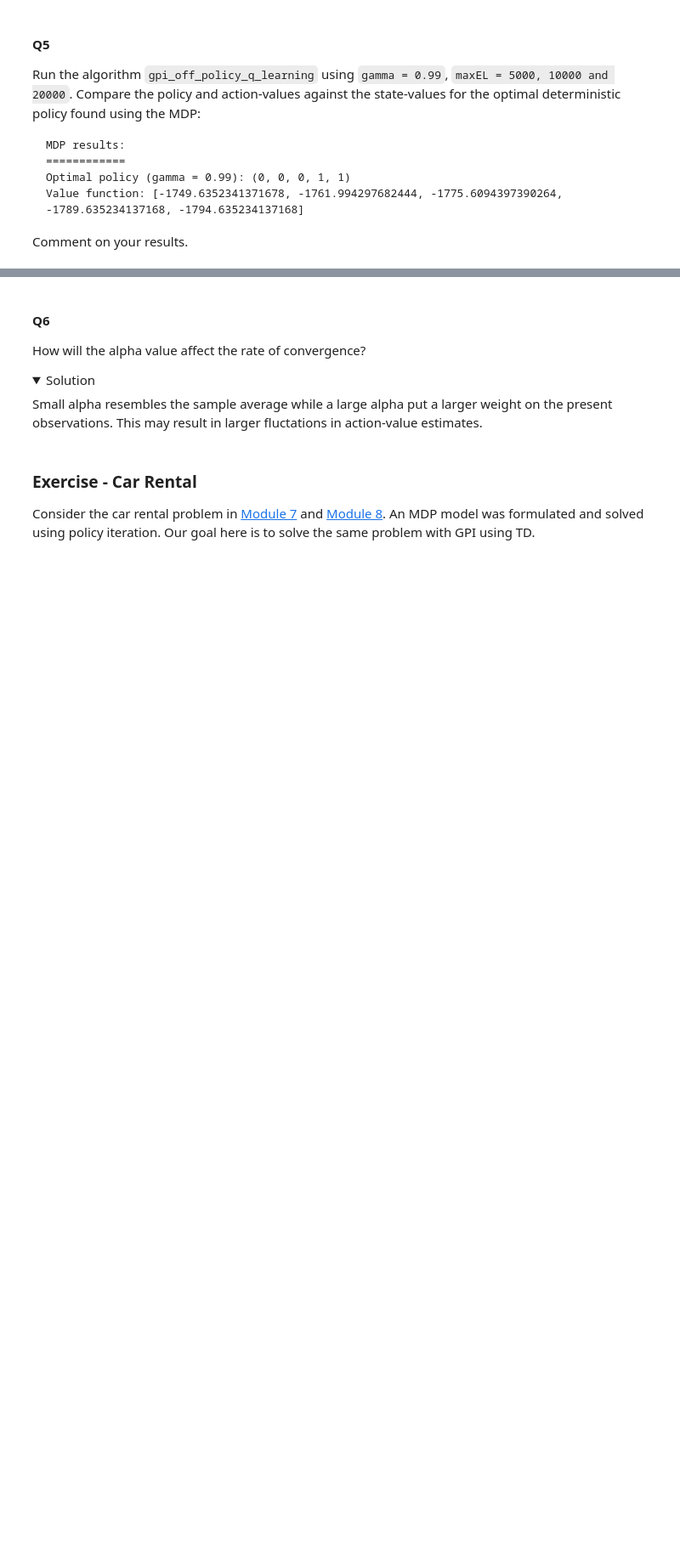
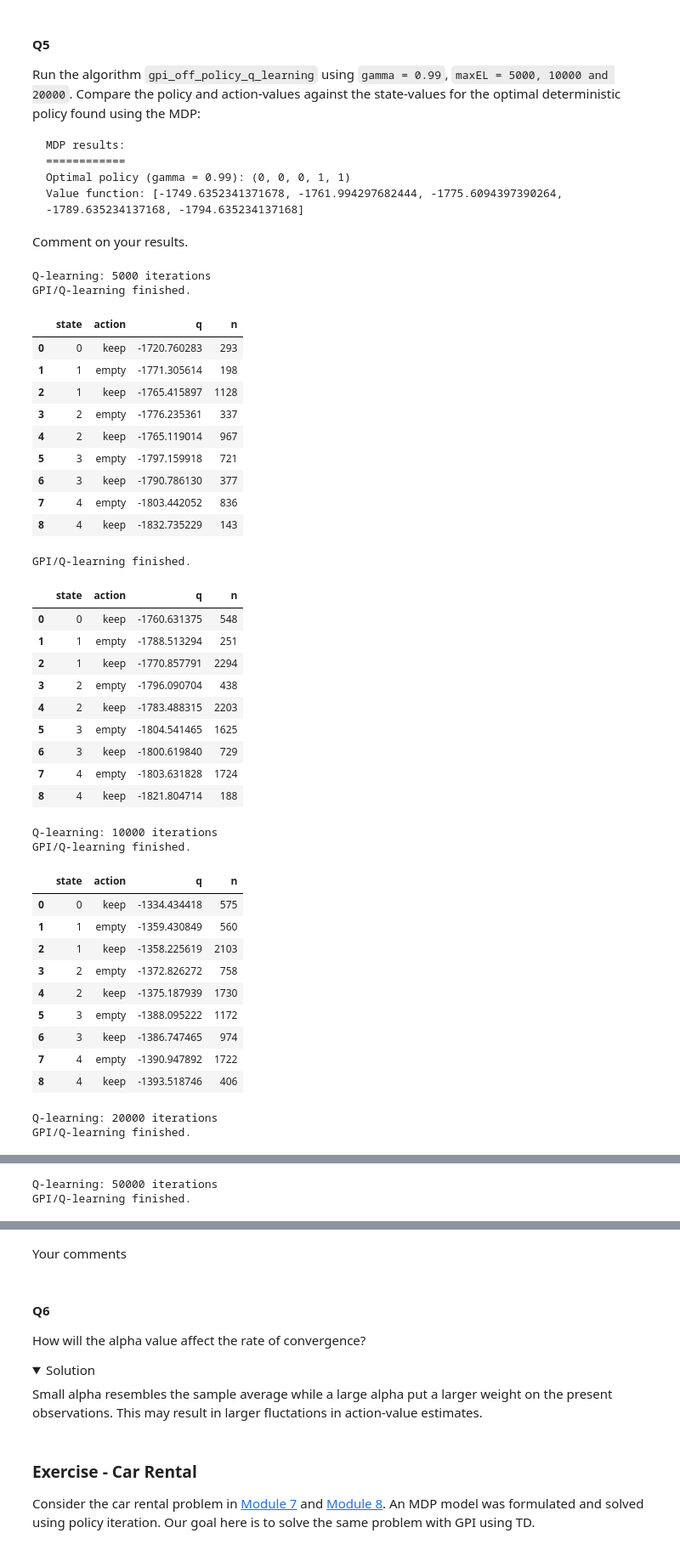
Before and after one commit to simon-mellergaard/RL, a Jupyter notebook: Exercises/11_TD_control.ipynb, the cells around one changed output, grey strips where cells are left out. Shown at 85% size. Drawn from its saved outputs; the diff is of its cells as text; code cells hidden in the pictures; folded sections open; blank space fills up the shorter version.

```diff
--- a/Exercises/11_TD_control.ipynb
+++ b/Exercises/11_TD_control.ipynb
@@ -906,0 +1078,69 @@ Your comments
+# %%
+#@title Solution
+
+mdp_v = [-1749.6352341371678, -1761.994297682444, -1775.6094397390264, -1789.635234137168, -1794.635234137168]
+
+# Your code
+print("\nQ-learning: 5000 iterations")
+agent.gpi_off_policy_q_learning(env, gamma=0.99, max_el=5000, alpha=0.5)
+display(agent.get_action_values())
+agent.gpi_off_policy_q_learning(env, gamma=0.99, max_el=5000, alpha=0.1, reset=False)
+display(agent.get_action_values())
+
+# Your code
+print("\nQ-learning: 10000 iterations")
+agent.gpi_off_policy_q_learning(env, gamma=0.99, max_el=10000, alpha=0.1)
+display(agent.get_action_values())
+
+# Your code
+print("\nQ-learning: 20000 iterations")
+agent.gpi_off_policy_q_learning(env, gamma=0.99, max_el=20000, alpha=0.1)
+display(agent.get_action_values())
+print("\nQ-learning: 50000 iterations")
+agent.gpi_off_policy_q_learning(env, gamma=0.99, max_el=50000, alpha=0.1)
+display(agent.get_action_values())
+
+agent.set_action_value(-1750) # This will initially set the values high.
+
+display(Markdown("""
+More iterations are needed to estimate the action-values since the disount rate
+is close to 1.
+"""))
+# %% [output]
+Q-learning: 5000 iterations
+GPI/Q-learning finished.
+|  | state | action | q | n |
+| 0 | 0 | keep | -1720.760283 | 293 |
+| 1 | 1 | empty | -1771.305614 | 198 |
+| 2 | 1 | keep | -1765.415897 | 1128 |
+| 3 | 2 | empty | -1776.235361 | 337 |
+| 4 | 2 | keep | -1765.119014 | 967 |
+| 5 | 3 | empty | -1797.159918 | 721 |
+| 6 | 3 | keep | -1790.786130 | 377 |
+| 7 | 4 | empty | -1803.442052 | 836 |
+| 8 | 4 | keep | -1832.735229 | 143 |
+GPI/Q-learning finished.
+|  | state | action | q | n |
+| 0 | 0 | keep | -1760.631375 | 548 |
+| 1 | 1 | empty | -1788.513294 | 251 |
+| 2 | 1 | keep | -1770.857791 | 2294 |
+| 3 | 2 | empty | -1796.090704 | 438 |
+| 4 | 2 | keep | -1783.488315 | 2203 |
+| 5 | 3 | empty | -1804.541465 | 1625 |
+| 6 | 3 | keep | -1800.619840 | 729 |
+| 7 | 4 | empty | -1803.631828 | 1724 |
+| 8 | 4 | keep | -1821.804714 | 188 |
+Q-learning: 10000 iterations
+GPI/Q-learning finished.
+|  | state | action | q | n |
+| 0 | 0 | keep | -1334.434418 | 575 |
+| 1 | 1 | empty | -1359.430849 | 560 |
+| 2 | 1 | keep | -1358.225619 | 2103 |
+| 3 | 2 | empty | -1372.826272 | 758 |
+| 4 | 2 | keep | -1375.187939 | 1730 |
+| 5 | 3 | empty | -1388.095222 | 1172 |
+| 6 | 3 | keep | -1386.747465 | 974 |
+| 7 | 4 | empty | -1390.947892 | 1722 |
+| 8 | 4 | keep | -1393.518746 | 406 |
+Q-learning: 20000 iterations
+GPI/Q-learning finished.
@@ -906,0 +1157,2 @@ Your comments
+Q-learning: 50000 iterations
+GPI/Q-learning finished.
@@ -907,3 +1169,5 @@ Your comments
+
+Your comments
 # %% [markdown]
 #### Q6
 
```
Also changed, not shown: parts of 11 cells of this notebook.
